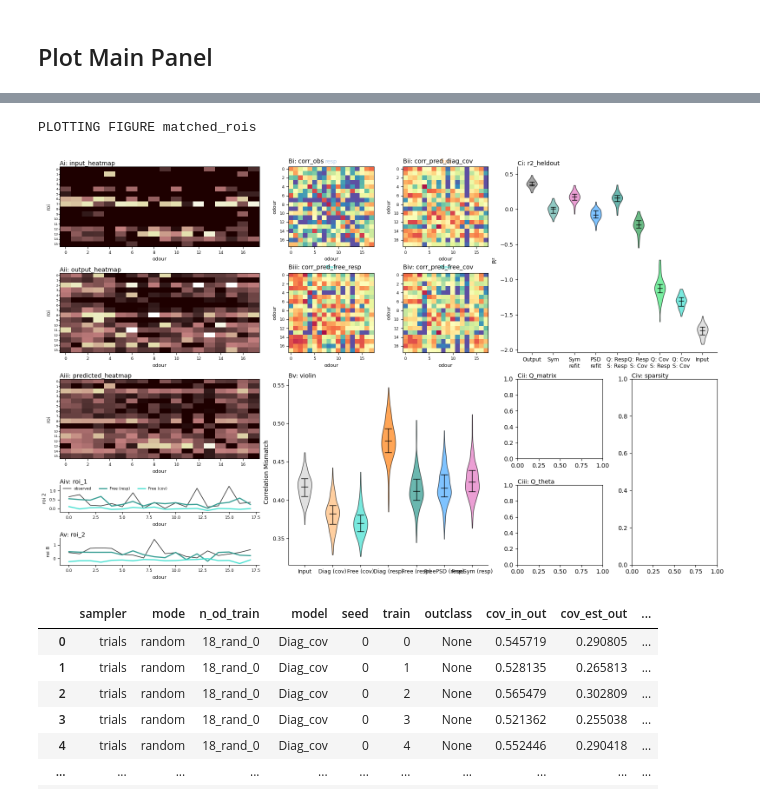
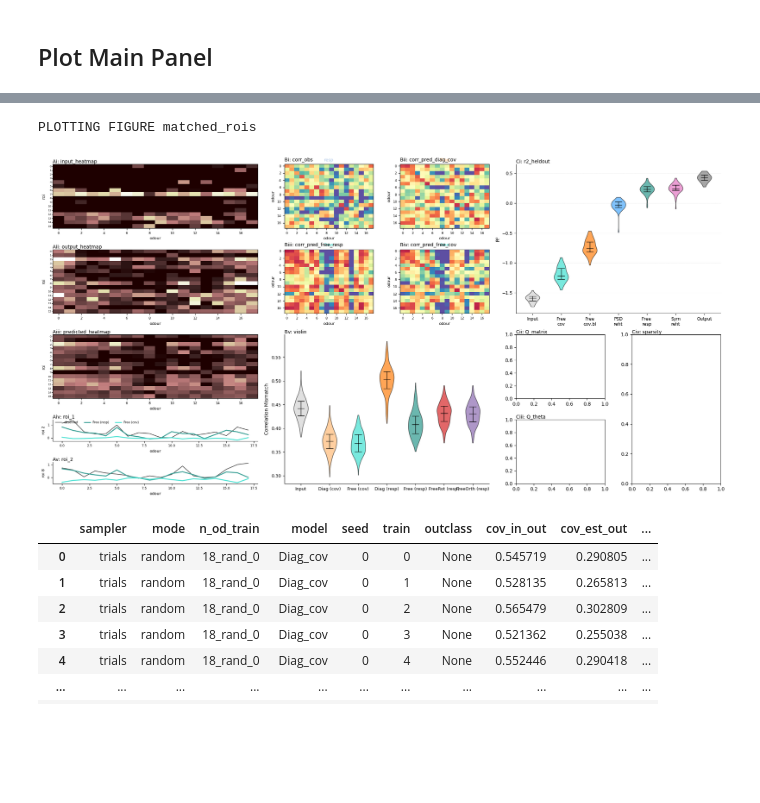
Before and after one commit to stootoon/glom-io-transform-release, a Jupyter notebook: glom_io_transform/analysis/fig_driver.ipynb, the cells around one changed output, grey strips where cells are left out. Drawn from its saved outputs; the diff is of its cells as text; code cells hidden in the pictures; blank space fills up the shorter version.

```diff
--- a/glom_io_transform/analysis/fig_driver.ipynb
+++ b/glom_io_transform/analysis/fig_driver.ipynb
@@ -84,12 +86,12 @@ from glom_io_transform.analysis import compute; reload(compute)
 from glom_io_transform.analysis.compute import generalization as compute_generalization
 reload(compute_generalization)
 
-n_od_train = "18_var_output"
-loss = "cov"
+n_od_train = "18_rand_0"
+loss = "resp"
 which_models = ["Diag", "Free"]
 if loss == "resp":
-    which_models += ["FreePSD", "FreeSym"]
-generalization_data = compute_generalization.Data().compute(compute_df=True,
+    which_models += ["FreePSD", "FreeSym", "FreeRot", "FreeOrth"]
+generalization_data = compute_generalization.Data().compute(compute_df=False,
                                                             loss=loss,
                                                             matched=True,
                                                             which_models=which_models,
@@ -187,16 +202,17 @@ for i in range(10):
 # %%
 from glom_io_transform.analysis.compute import generalization as compute_generalization; reload(compute_generalization)
 from glom_io_transform.model_fitting import proc_fit_models as proc_fit_models; reload(proc_fit_models)
 from glom_io_transform.analysis.figures import figures as fig_figures; reload(fig_figures)
 from glom_io_transform.analysis.figures import violin_plots as fig_violin_plots; reload(fig_violin_plots)
 from glom_io_transform.analysis.figures import matched_rois as fig_matched_rois; reload(fig_matched_rois)
 
-figure(figsize=(16, 10))
+figure(figsize=(20, 10))
 fig_matched_rois.Main.plot(matched_rois_data);
 tight_layout(w_pad=0.5, h_pad=0.5)
+#savefig(f"{paths.proj_path}/figs/fig_matched_rois.pdf", bbox_inches="tight", dpi=600)
 # %% [output]
 PLOTTING FIGURE matched_rois
-[figure, old version]
+[figure, new version]
 # %%
 matched_rois_data.gen_df
 # %% [output]
```
Also changed, not shown: parts of 8 cells of this notebook.
